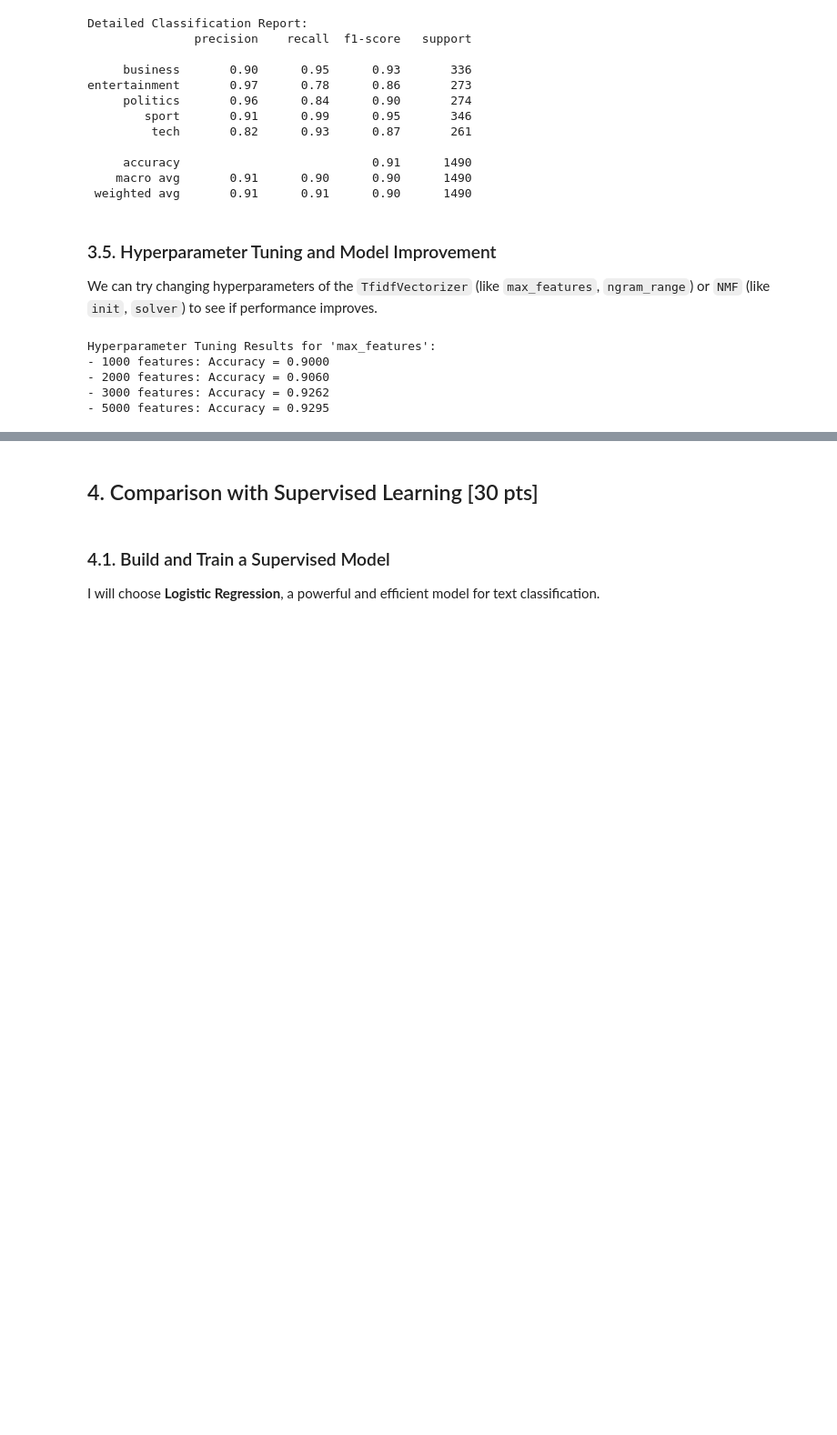
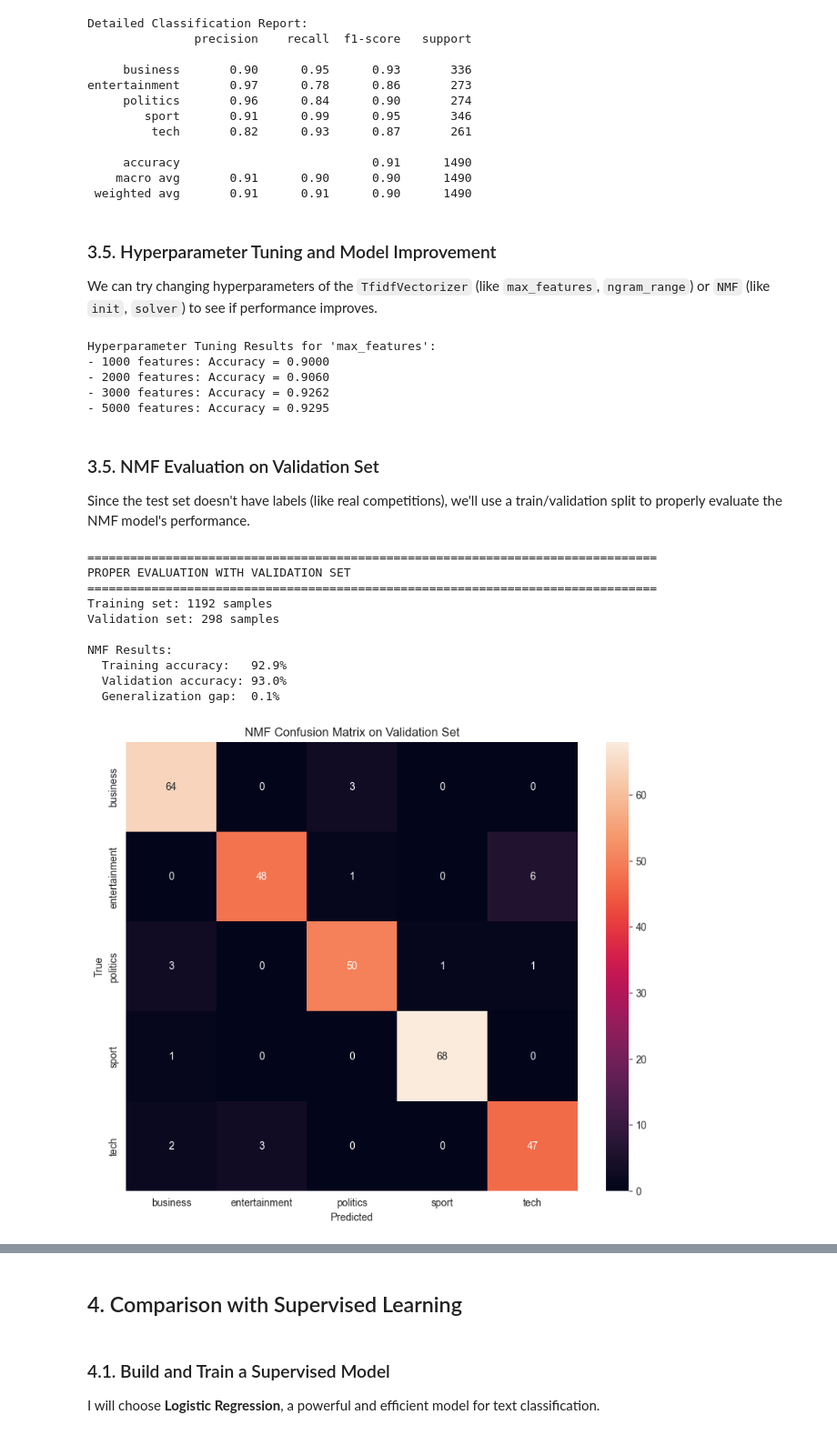
Before and after one commit to hoangop/ML_unsupervised_final_project, a Jupyter notebook: notebook/BBC_news_problem.ipynb, the cells around one changed output, grey strips where cells are left out. Shown at 91% size. Saved outputs shown, nothing was run; the diff lists cells and outputs as text; code cells hidden in the pictures; blank space fills up the shorter version.

Commit message:
Clean up BBC News notebook: remove incorrect test evaluation, add proper validation split

```diff
--- a/notebook/BBC_news_problem.ipynb
+++ b/notebook/BBC_news_problem.ipynb
@@ -428,3 +420,78 @@ Hyperparameter Tuning Results for 'max_features':
 - 2000 features: Accuracy = 0.9060
 - 3000 features: Accuracy = 0.9262
 - 5000 features: Accuracy = 0.9295
+# %% [markdown]
+### 3.5. NMF Evaluation on Validation Set
+
+Since the test set doesn't have labels (like real competitions), we'll use a train/validation split to properly evaluate the NMF model's performance.
+# %%
+# Create proper train/validation split for evaluation
+from sklearn.model_selection import train_test_split
+
+# Split training data 80/20
+X_train_split, X_val_split, y_train_split, y_val_split = train_test_split(
+    X_train_tfidf, train_df['Category'],
+    test_size=0.2,
+    random_state=42,
+    stratify=train_df['Category']
+)
+
+print("="*80)
+print("PROPER EVALUATION WITH VALIDATION SET")
+print("="*80)
+print(f"Training set: {X_train_split.shape[0]} samples")
+print(f"Validation set: {X_val_split.shape[0]} samples")
+print()
+
+# Re-train NMF on training split only
+nmf_val = NMF(n_components=5, random_state=42, max_iter=500)
+W_train_val = nmf_val.fit_transform(X_train_split)
+
+# Create topic map from training split
+topic_labels_val = np.argmax(W_train_val, axis=1)
+df_topics_val = pd.DataFrame({'topic': topic_labels_val, 'category': y_train_split})
+topic_map_val = df_topics_val.groupby('topic')['category'].apply(lambda x: x.value_counts().idxmax()).to_dict()
+
+# Predict on training split
+y_pred_train_val = pd.Series(topic_labels_val).map(topic_map_val)
+accuracy_nmf_train_val = accuracy_score(y_train_split, y_pred_train_val)
+
+# Predict on validation split
+W_val = nmf_val.transform(X_val_split)
+topic_labels_val_pred = np.argmax(W_val, axis=1)
+y_pred_val = pd.Series(topic_labels_val_pred).map(topic_map_val)
+accuracy_nmf_val = accuracy_score(y_val_split, y_pred_val)
+
+print(f"NMF Results:")
+print(f"  Training accuracy:   {accuracy_nmf_train_val:.1%}")
+print(f"  Validation accuracy: {accuracy_nmf_val:.1%}")
+print(f"  Generalization gap:  {abs(accuracy_nmf_train_val - accuracy_nmf_val)*100:.1f}%")
+print()
+
+# Confusion matrix
+cm_val = confusion_matrix(y_val_split, y_pred_val)
+plt.figure(figsize=(10, 8))
+sns.heatmap(cm_val, annot=True, fmt='d',
+            xticklabels=sorted(y_val_split.unique()),
+            yticklabels=sorted(y_val_split.unique()))
+plt.title('NMF Confusion Matrix on Validation Set')
+plt.xlabel('Predicted')
+plt.ylabel('True')
+plt.show()
+
+print("\nClassification Report:")
+print(classification_report(y_val_split, y_pred_val))
+
+print("="*80)
+# %% [output]
+================================================================================
+PROPER EVALUATION WITH VALIDATION SET
+================================================================================
+Training set: 1192 samples
+Validation set: 298 samples
+
+NMF Results:
+  Training accuracy:   92.9%
+  Validation accuracy: 93.0%
+  Generalization gap:  0.1%
+[figure, added]
@@ -431,5 +512,5 @@ Hyperparameter Tuning Results for 'max_features':
 # %% [markdown]
-## 4. Comparison with Supervised Learning [30 pts]
+## 4. Comparison with Supervised Learning
 # %% [markdown]
 ### 4.1. Build and Train a Supervised Model
 
```
Also changed, not shown: parts of 21 cells of this notebook.
